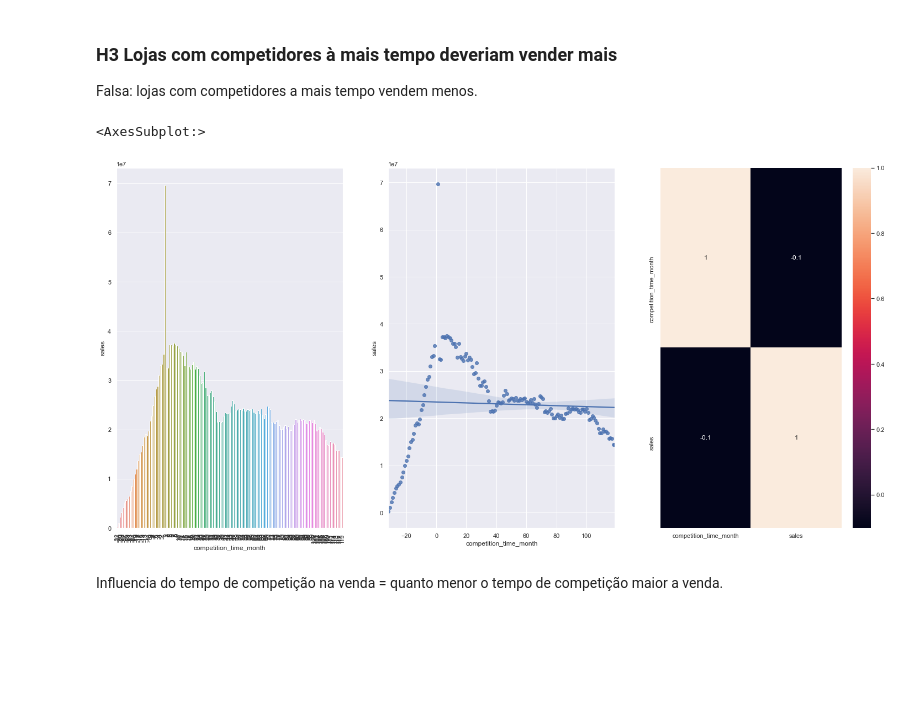
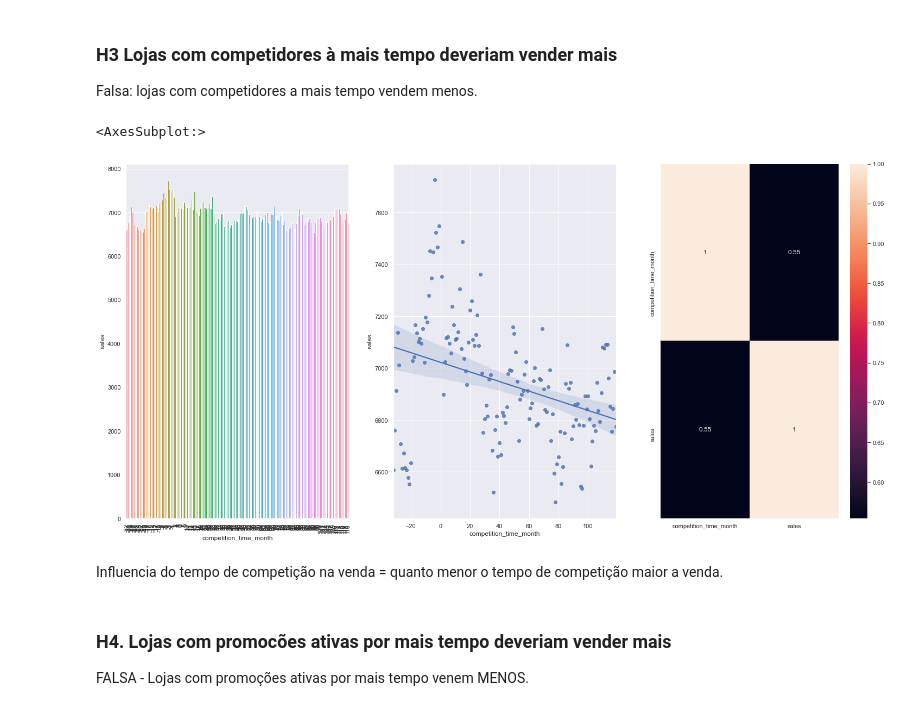
Before and after one commit to gabrielacaraujo/DSproducao, a Jupyter notebook: m4_EDA.ipynb, the cells around one changed output. Saved outputs shown, nothing was run; the diff lists cells and outputs as text; code cells hidden in the pictures; blank space fills up the shorter version.

```diff
--- a/m4_EDA.ipynb
+++ b/m4_EDA.ipynb
@@ -878,20 +935,23 @@ sns.heatmap( aux2_1.corr(method='pearson'), annot=True )
 ### **H3** Lojas com competidores à mais tempo deveriam vender mais
 Falsa: lojas com competidores a mais tempo vendem menos.
 # %%
-aux3_1 = df4[['competition_time_month', 'sales']].groupby('competition_time_month').sum().reset_index()
+aux3_1 = df4[['competition_time_month', 'sales']].groupby('competition_time_month').mean().reset_index()
 
 plt.subplot( 1, 3, 1 )
 aux3_2 = aux3_1[( aux3_1['competition_time_month'] < 120 ) & ( aux3_1['competition_time_month'] != 0  )]
 sns.barplot(x = 'competition_time_month', y='sales', data=aux3_2)
 plt.xticks( rotation=90 )
 
 plt.subplot( 1, 3, 2 )
 sns.regplot(x = 'competition_time_month', y='sales', data=aux3_2)
 
 plt.subplot( 1, 3, 3 )
 sns.heatmap( aux3_1.corr(method='pearson'), annot=True )
 # %% [output]
 <AxesSubplot:>
-[figure, old version]
+[figure, new version]
-# %% [markdown]
-Influencia do tempo de competição na venda = quanto menor o tempo de competição maior a venda.
+# %% [markdown]
+Influencia do tempo de competição na venda = quanto menor o tempo de competição maior a venda.
+# %% [markdown]
+### H4. Lojas com promocões ativas por mais tempo deveriam vender mais
+ FALSA - Lojas com promoções ativas por mais tempo venem MENOS.
```
Also changed, not shown: parts of 52 cells of this notebook.
